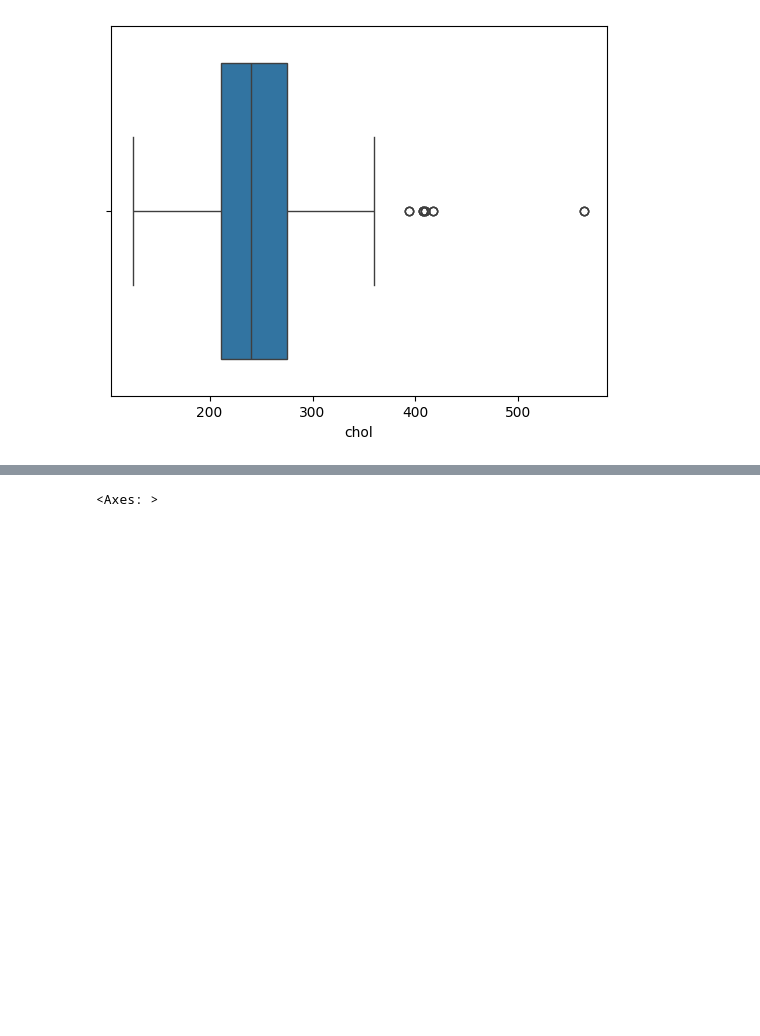
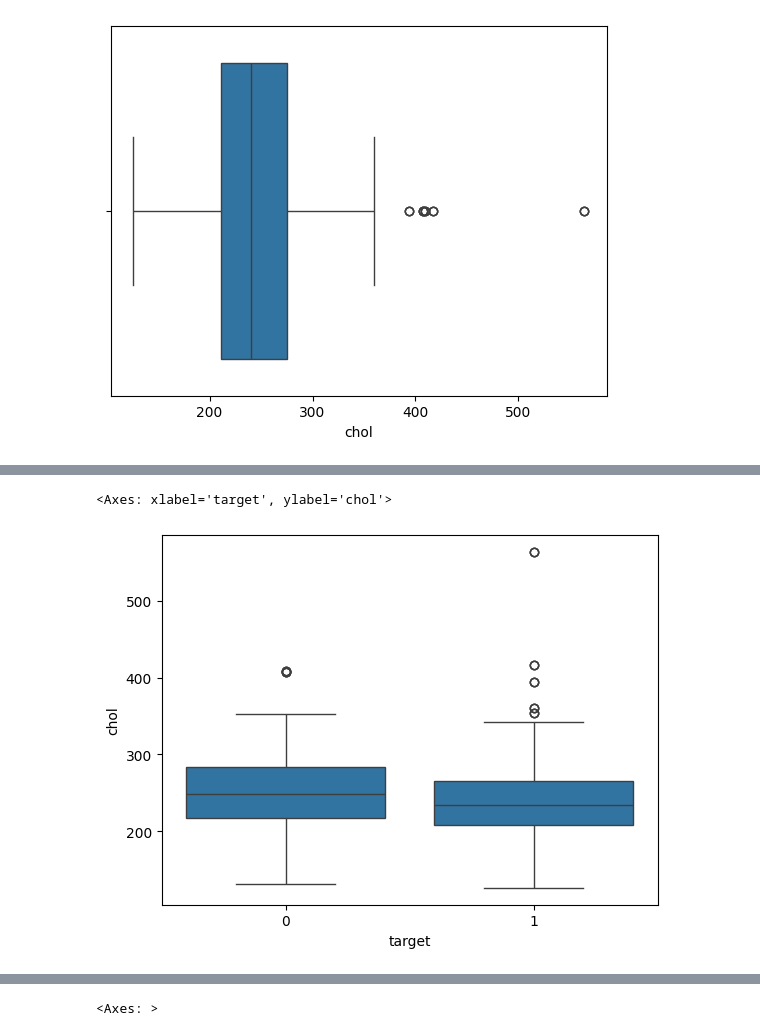
Before and after one commit to Wassiemkahlawi/heart-disease-ml-analysis, a Jupyter notebook: notebooks/01_eda.ipynb, the cells around one changed output, grey strips where cells are left out. Saved outputs shown, nothing was run; the diff lists cells and outputs as text; code cells hidden in the pictures; blank space fills up the shorter version.

```diff
--- a/notebooks/01_eda.ipynb
+++ b/notebooks/01_eda.ipynb
@@ -117,0 +123,5 @@ plt.show()
+# %%
+sns.boxplot(x="target", y="chol", data=df)
+# %% [output]
+<Axes: xlabel='target', ylabel='chol'>
+[figure, added]
```
Also changed, not shown: parts of 3 cells of this notebook.
